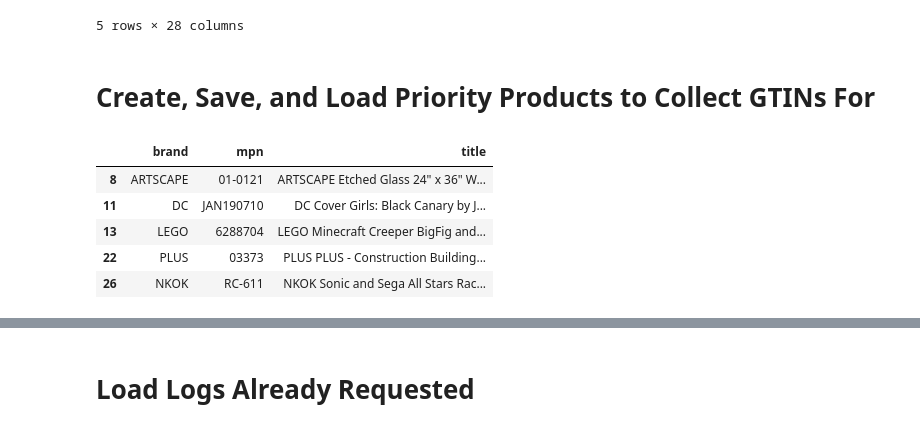
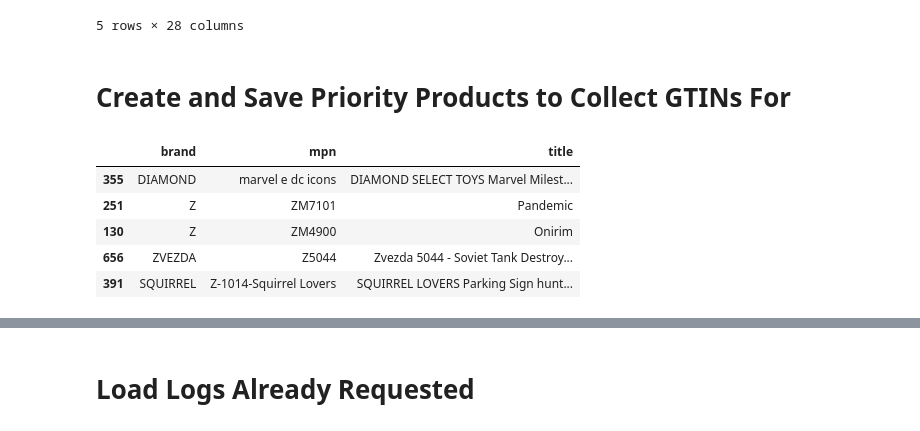
Before and after one commit to VanAltrades/produkter_api, a Jupyter notebook: docs/use_cases/gtins/demo.ipynb, the cells around one changed output, grey strips where cells are left out. Saved outputs shown, nothing was run; the diff lists cells and outputs as text; code cells hidden in the pictures.

```diff
--- a/docs/use_cases/gtins/demo.ipynb
+++ b/docs/use_cases/gtins/demo.ipynb
@@ -17,34 +17,36 @@ dataset.head(5)
 | 4 | e04b990e95bf73bbe6a3fa09785d7cd0 | Woodstock- Collage 500 pc Puzzle | NaN | NaN | Toys & Games | Puzzles | Jigsaw P... | NaN | NaN | $17.49 | ... |
 5 rows × 28 columns
 # %% [markdown]
-# Create, Save, and Load Priority Products to Collect GTINs For
+# Create and Save Priority Products to Collect GTINs For
 # %%
 # Function to extract brand from URL
 def extract_brand(url):
     match = re.search(r'amazon\.com/([A-Z]+)(?![a-z])', url)
     if match:
         return match.group(1)
     else:
         return None
 
 
 # Apply function to create new column
 dataset['Brand'] = dataset['Product Url'].apply(extract_brand)
 dataset[['Product Url','Brand']]
 
 priority = dataset[
     (dataset['Brand'].isna()==False)&
     (dataset['Model Number'].isna()==False)&
     (dataset['Upc Ean Code'].isna()==True)
     ][['Brand','Model Number','Product Name']]
 
-priority.columns = [["brand","mpn","title"]]
-priority.to_csv('priority.csv')
+priority.reset_index(inplace=True, drop=True)
+priority.columns = ["brand","mpn","title"]
+priority = priority.sort_values('mpn', ascending=False).drop_duplicates(subset='mpn')
+priority.to_csv('priority.csv', index=False)
 priority.head()
 # %% [output]
 |  | brand | mpn | title |
-| 8 | ARTSCAPE | 01-0121 | ARTSCAPE Etched Glass 24" x 36" W... |
-| 11 | DC | JAN190710 | DC Cover Girls: Black Canary by J... |
-| 13 | LEGO | 6288704 | LEGO Minecraft Creeper BigFig and... |
-| 22 | PLUS | 03373 | PLUS PLUS - Construction Building... |
-| 26 | NKOK | RC-611 | NKOK Sonic and Sega All Stars Rac... |
+| 355 | DIAMOND | marvel e dc icons | DIAMOND SELECT TOYS Marvel Milest... |
+| 251 | Z | ZM7101 | Pandemic |
+| 130 | Z | ZM4900 | Onirim |
+| 656 | ZVEZDA | Z5044 | Zvezda 5044 - Soviet Tank Destroy... |
+| 391 | SQUIRREL | Z-1014-Squirrel Lovers | SQUIRREL LOVERS Parking Sign hunt... |
```
Also changed, not shown: parts of 13 cells of this notebook, 2 other files.
